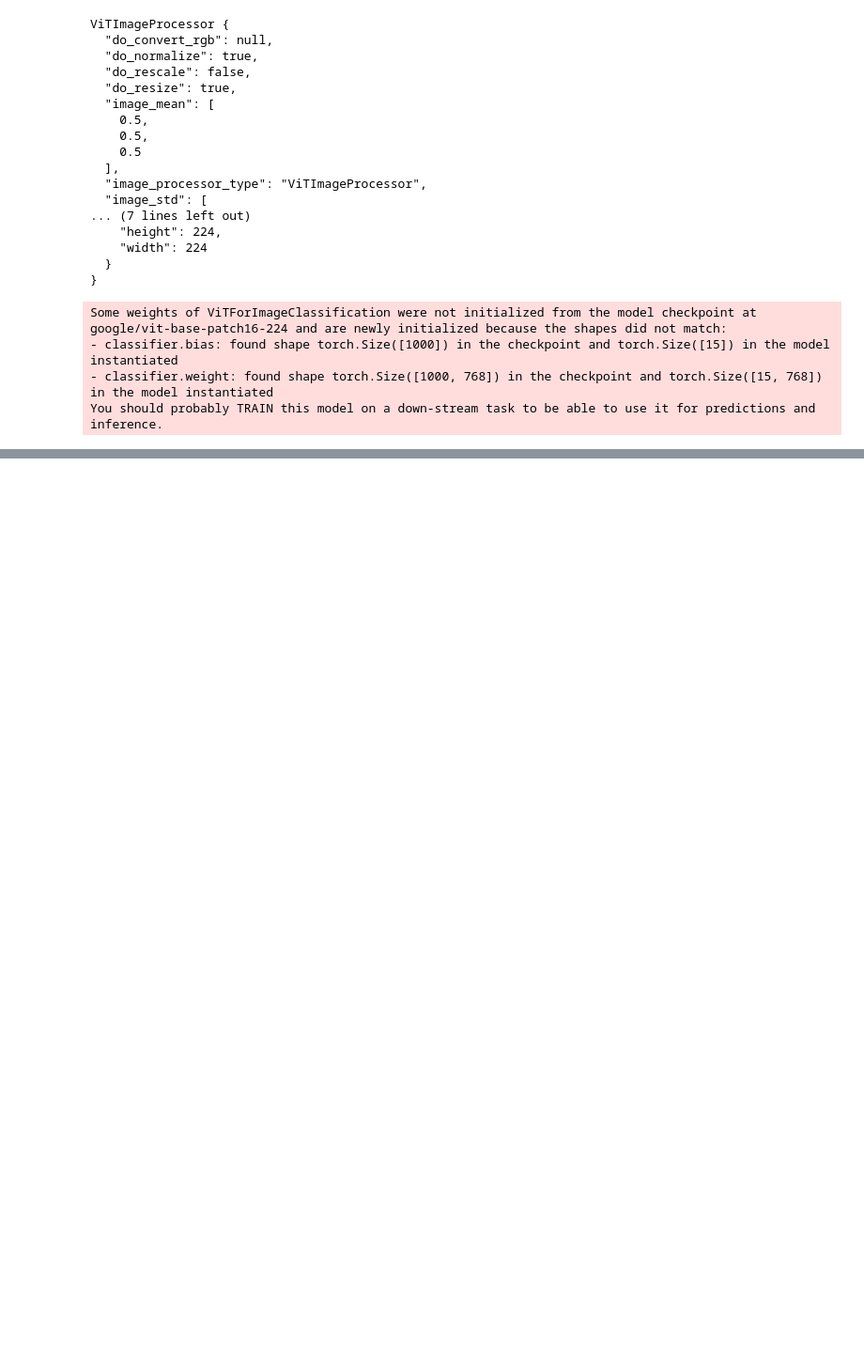
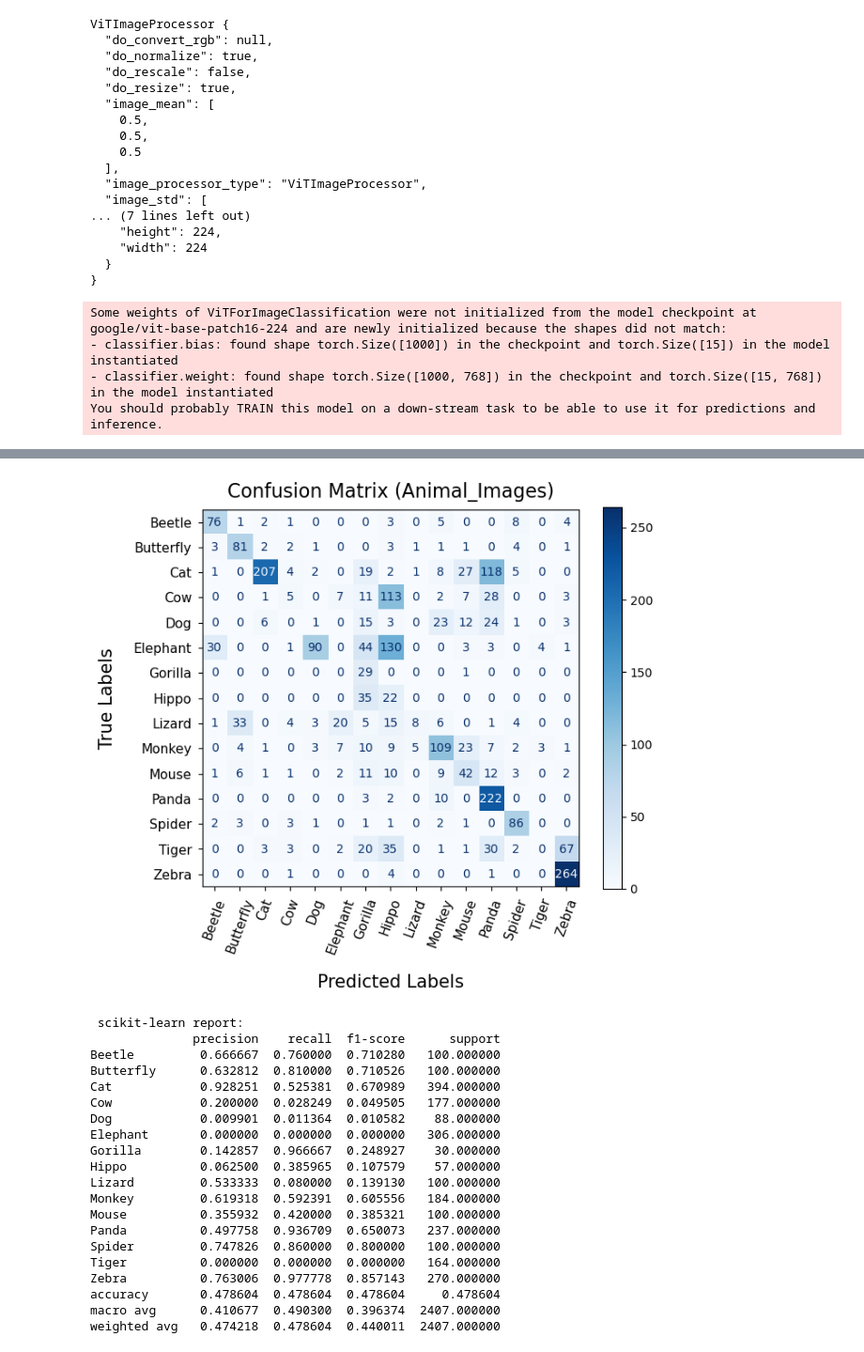
Before and after one commit to Aremju/dl-cv-wintersemester-2025-2026, a Jupyter notebook: task/milestone_1/vision_transformer/training.ipynb, the cells around one changed output, grey strips where cells are left out. Shown at 94% size. Drawn from its saved outputs; the diff is of its cells as text; code cells hidden in the pictures; blank space fills up the shorter version.

```diff
--- a/task/milestone_1/vision_transformer/training.ipynb
+++ b/task/milestone_1/vision_transformer/training.ipynb
@@ -298,0 +322,53 @@ trainer.train()
+# %%
+from sklearn.metrics import (
+    confusion_matrix,
+    ConfusionMatrixDisplay,
+    classification_report,
+)
+import matplotlib.pyplot as plt
+import numpy as np
+import pandas as pd
+
+# Evaluation of model
+predictions = trainer.predict(test_data)
+
+# Ids of True Labels
+labels_true = predictions.label_ids
+# Ids of predicted labels
+labels_pred = np.argmax(predictions.predictions, axis=-1)
+
+# Configs for label <-> id mapping
+id2label = model.config.id2label
+label2id = model.config.label2id
+
+# Plot of confusion matrix
+result_confusion = confusion_matrix(labels_true, labels_pred)
+
+fig, ax = plt.subplots(figsize=(7, 6))
+disp = ConfusionMatrixDisplay(confusion_matrix=result_confusion, display_labels=labels)
+disp.plot(cmap="Blues", xticks_rotation=70, values_format="d", ax=ax)
+
+ax.set_xlabel("Predicted Labels", fontsize=15, labelpad=15)
+ax.set_ylabel("True Labels", fontsize=15, labelpad=15)
+ax.set_title("Confusion Matrix (Animal_Images)", fontsize=16, pad=10)
+
+ax.tick_params(axis="x", labelsize=11, pad=5)
+ax.tick_params(axis="y", labelsize=11, pad=5)
+plt.tight_layout()
+plt.show()
+
+
+# Output of sklearn classification report
+report = classification_report(
+    labels_true,
+    labels_pred,
+    target_names=labels,
+    output_dict=True,
+)
+
+report_df = pd.DataFrame(report).transpose()
+
+print(f"\n\n scikit-learn report: \n{report_df}")
+
+report_df.to_csv("output-models/classification_report.csv", index=True)
+# %% [output]
@@ -298,0 +376,21 @@ trainer.train()
+[figure, added]
+ scikit-learn report:
+              precision    recall  f1-score      support
+Beetle         0.666667  0.760000  0.710280   100.000000
+Butterfly      0.632812  0.810000  0.710526   100.000000
+Cat            0.928251  0.525381  0.670989   394.000000
+Cow            0.200000  0.028249  0.049505   177.000000
+Dog            0.009901  0.011364  0.010582    88.000000
+Elephant       0.000000  0.000000  0.000000   306.000000
+Gorilla        0.142857  0.966667  0.248927    30.000000
+Hippo          0.062500  0.385965  0.107579    57.000000
+Lizard         0.533333  0.080000  0.139130   100.000000
+Monkey         0.619318  0.592391  0.605556   184.000000
+Mouse          0.355932  0.420000  0.385321   100.000000
+Panda          0.497758  0.936709  0.650073   237.000000
+Spider         0.747826  0.860000  0.800000   100.000000
+Tiger          0.000000  0.000000  0.000000   164.000000
+Zebra          0.763006  0.977778  0.857143   270.000000
+accuracy       0.478604  0.478604  0.478604     0.478604
+macro avg      0.410677  0.490300  0.396374  2407.000000
+weighted avg   0.474218  0.478604  0.440011  2407.000000
```
Also changed, not shown: parts of 5 cells of this notebook, 4 other files.
